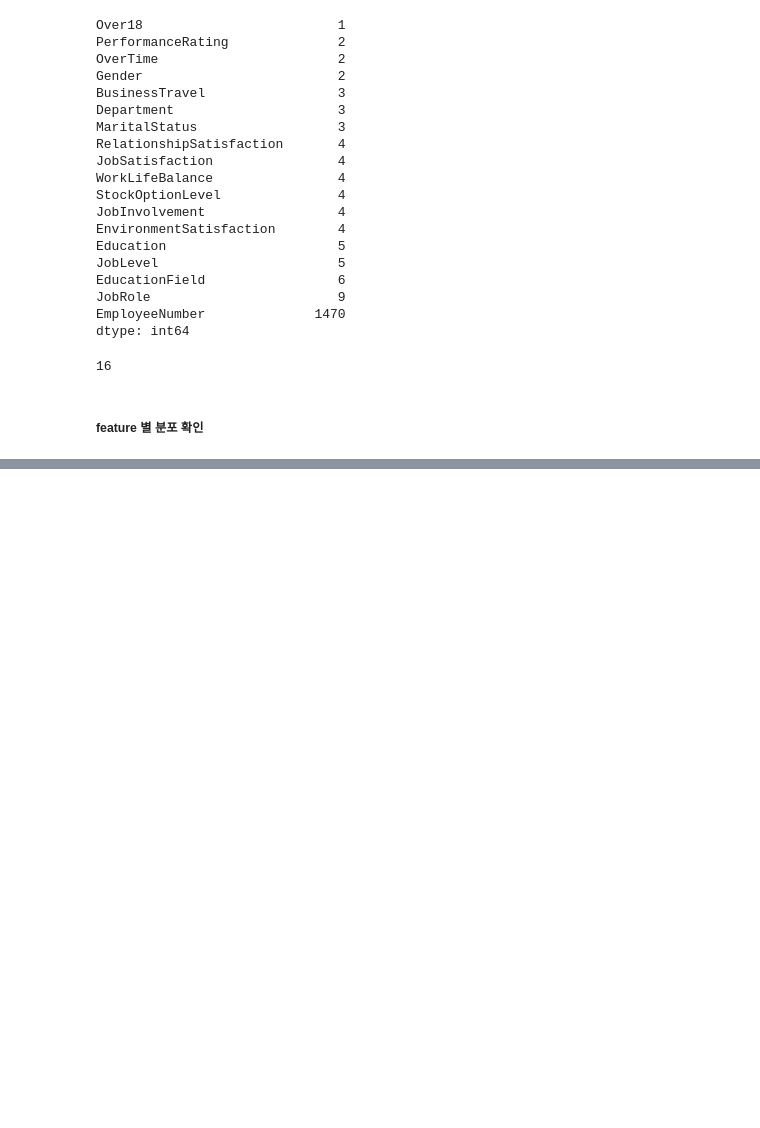
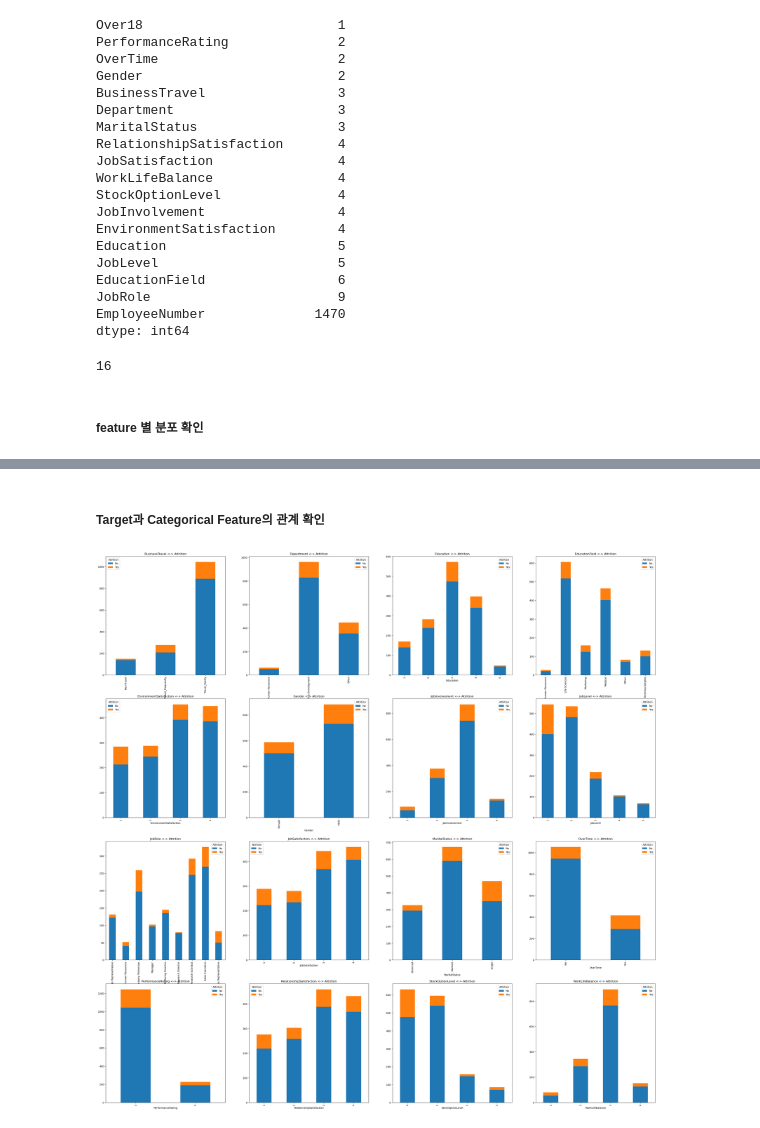
Before and after one commit to MartinusChoi/MLOps-PlayGround, a Jupyter notebook: 01-ML-Training/03-model-training.ipynb, the cells around one changed output, grey strips where cells are left out. Drawn from its saved outputs; the diff is of its cells as text; code cells hidden in the pictures; blank space fills up the shorter version.

Commit message:
Feat: categorical feature explore + chi square test

```diff
--- a/01-ML-Training/03-model-training.ipynb
+++ b/01-ML-Training/03-model-training.ipynb
@@ -289,0 +289,15 @@ plt.show()
+# %% [markdown]
+##### Target과 Categorical Feature의 관계 확인
+# %%
+fig = plt.figure(figsize=(40, 40))
+idx = 1
+for feature in idp_cat_features:
+    ax = fig.add_subplot(4,4,idx)
+    idx += 1
+
+    data.groupby([feature, TARGET_FEATURE]).size().unstack().plot(kind='bar', stacked=True, ax=ax)
+    plt.title(f"{feature} <-> {TARGET_FEATURE}")
+
+plt.show()
+# %% [output]
+[figure, added]
```
Also changed, not shown: parts of 13 cells of this notebook.
